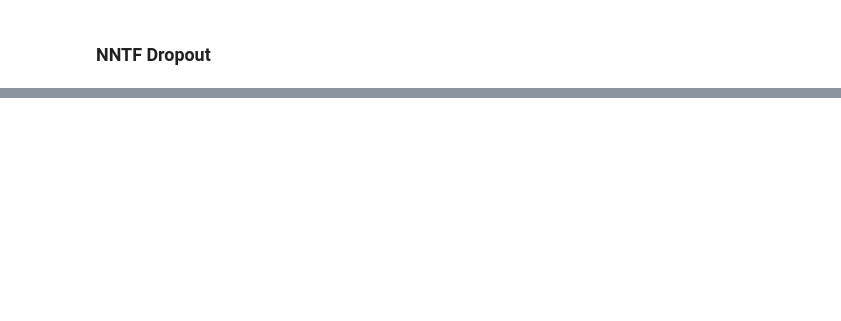
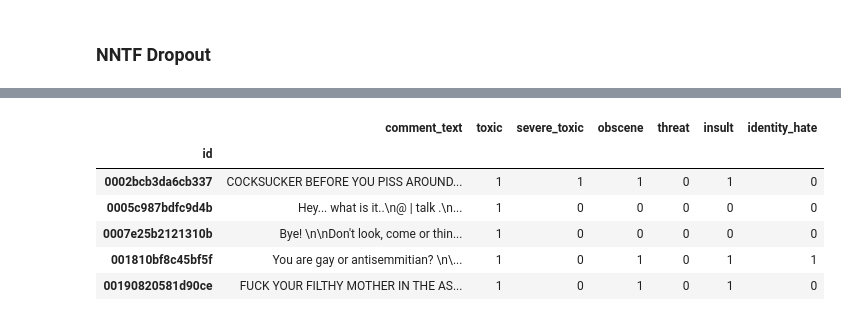
Before and after one commit to Reynch/Toxic-Comment-Classification-Challenge, a Jupyter notebook: EDA.ipynb, the cells around one changed output, grey strips where cells are left out. Drawn from its saved outputs; the diff is of its cells as text; code cells hidden in the pictures; blank space fills up the shorter version.

```diff
--- a/EDA.ipynb
+++ b/EDA.ipynb
@@ -805,0 +1015,3 @@ _________________________________________________________________
+# %%
+df_majority = df_train[df_train.iloc[:,1] == 0]
+df_minority = df_train[df_train.iloc[:,1] == 1]
@@ -805,0 +1063,10 @@ _________________________________________________________________
+# %%
+df_minority.head()
+# %% [output]
+|  | comment_text | toxic | severe_toxic | obscene | threat | insult | identity_hate |
+| id |  |  |  |  |  |  |  |
+| 0002bcb3da6cb337 | COCKSUCKER BEFORE YOU PISS AROUND... | 1 | 1 | 1 | 0 | 1 | 0 |
+| 0005c987bdfc9d4b | Hey... what is it..\n@ | talk .\n... | 1 | 0 | 0 | 0 | 0 | 0 |
+| 0007e25b2121310b | Bye! \n\nDon't look, come or thin... | 1 | 0 | 0 | 0 | 0 | 0 |
+| 001810bf8c45bf5f | You are gay or antisemmitian? \n\... | 1 | 0 | 1 | 0 | 1 | 1 |
+| 00190820581d90ce | FUCK YOUR FILTHY MOTHER IN THE AS... | 1 | 0 | 1 | 0 | 1 | 0 |
```
Also changed, not shown: parts of 214 cells of this notebook, 3 other files.
